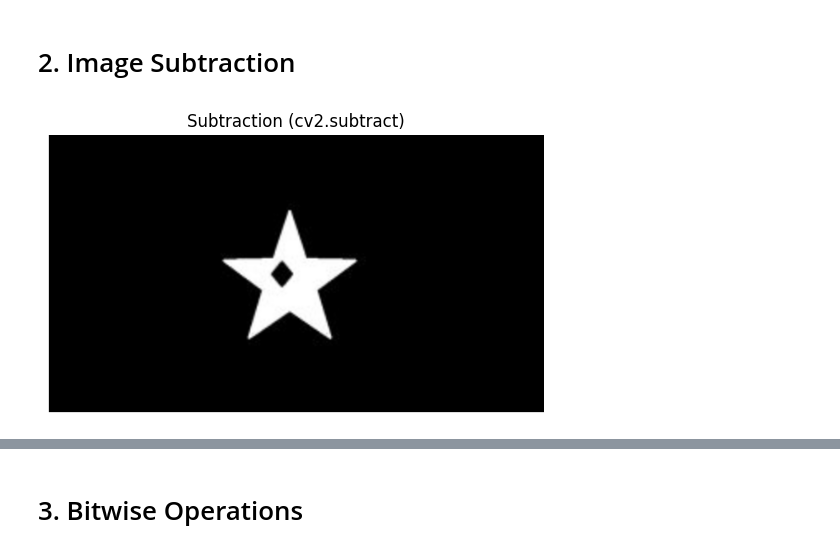
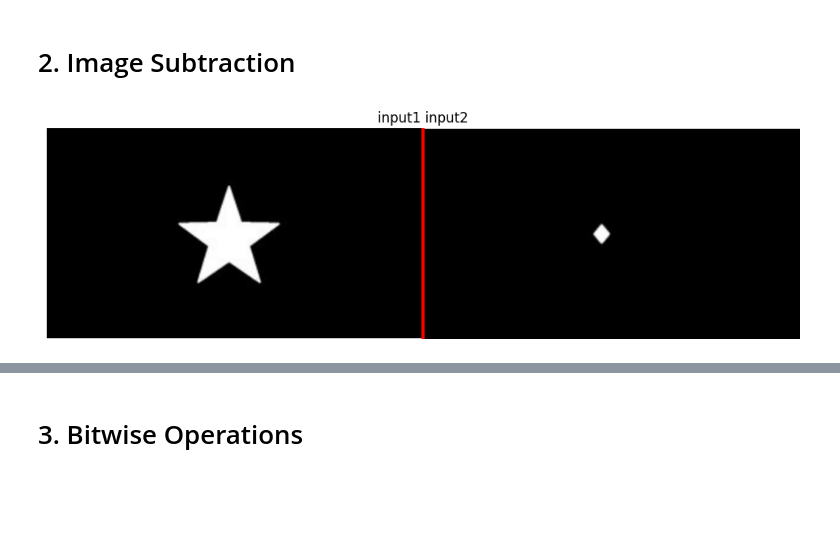
Before and after one commit to mohammed3120/opencv-python_tutorial, a Jupyter notebook: 0_Basics/0_1_Arithmetic_operations_on_Images.ipynb, the cells around one changed output, grey strips where cells are left out. Drawn from its saved outputs; the diff is of its cells as text; code cells hidden in the pictures; blank space fills up the shorter version.

```diff
--- a/0_Basics/0_1_Arithmetic_operations_on_Images.ipynb
+++ b/0_Basics/0_1_Arithmetic_operations_on_Images.ipynb
@@ -55,14 +55,19 @@ plt.show()
 # %%
 img1 = cv2.imread('arithmetic_operations/random1.png')
 img2 = cv2.imread('arithmetic_operations/random2.png')
 if img1.shape != img2.shape:
     img2 = cv2.resize(img2, (img1.shape[1], img1.shape[0]))
-subtracted = cv2.subtract(img1, img2)
-subtracted_rgb = cv2.cvtColor(subtracted, cv2.COLOR_BGR2RGB)
+line_thickness = 5
+height = img1.shape[0]
+line = np.full((height, line_thickness, 3), (0, 0, 255), dtype=np.uint8)
+side_by_side = np.hstack((img1, line, img2))
 
-plt.imshow(subtracted_rgb)
-plt.title('Subtraction (cv2.subtract)')
+side_by_side_rgb = cv2.cvtColor(side_by_side, cv2.COLOR_BGR2RGB)
+
+plt.figure(figsize=(12, 6))
+plt.imshow(side_by_side_rgb)
+plt.title('input1 input2')
 plt.axis('off')
 plt.show()
 # %% [output]
-[figure, old version]
+[figure, new version]
```
Also changed, not shown: parts of 1 cell of this notebook, 4 other files.
